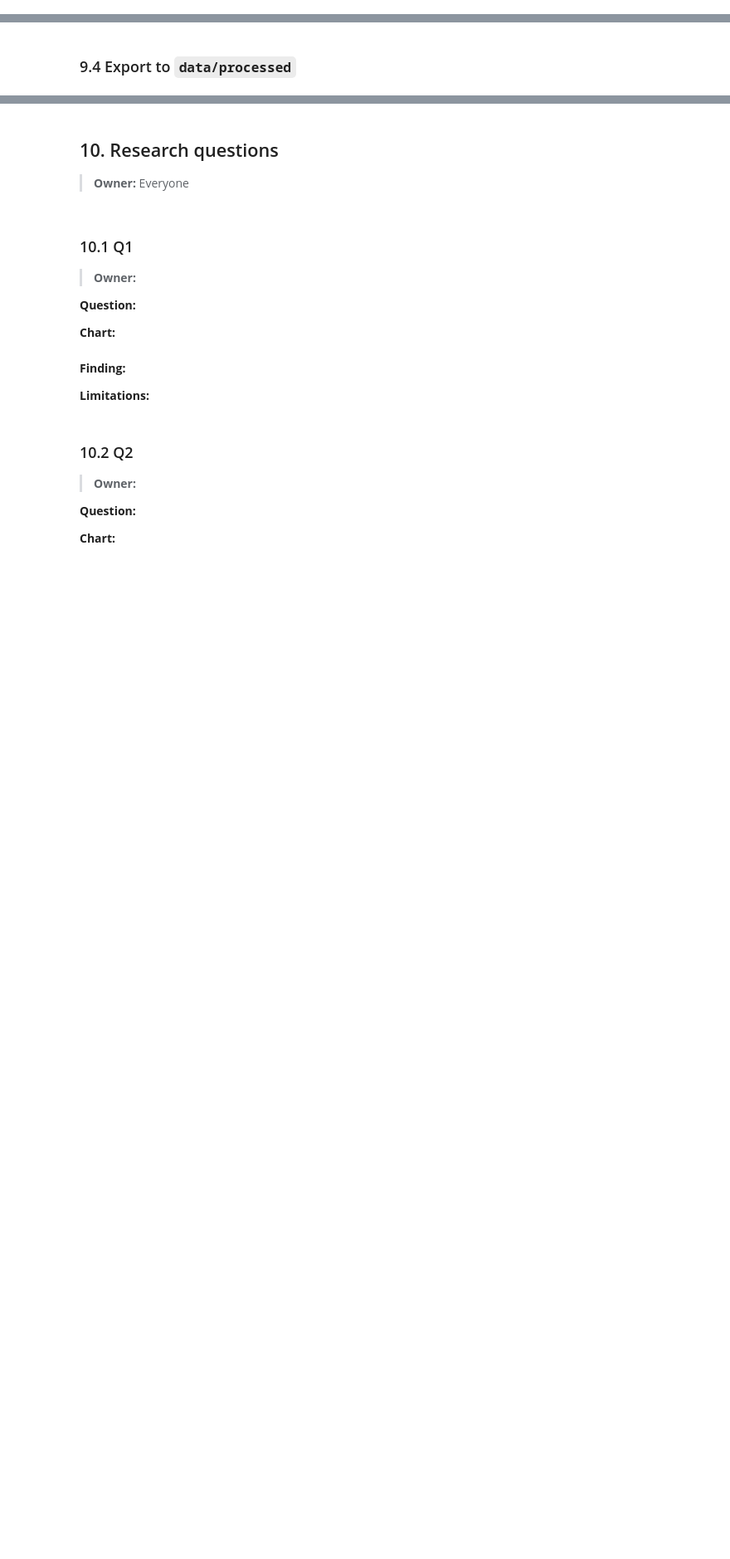
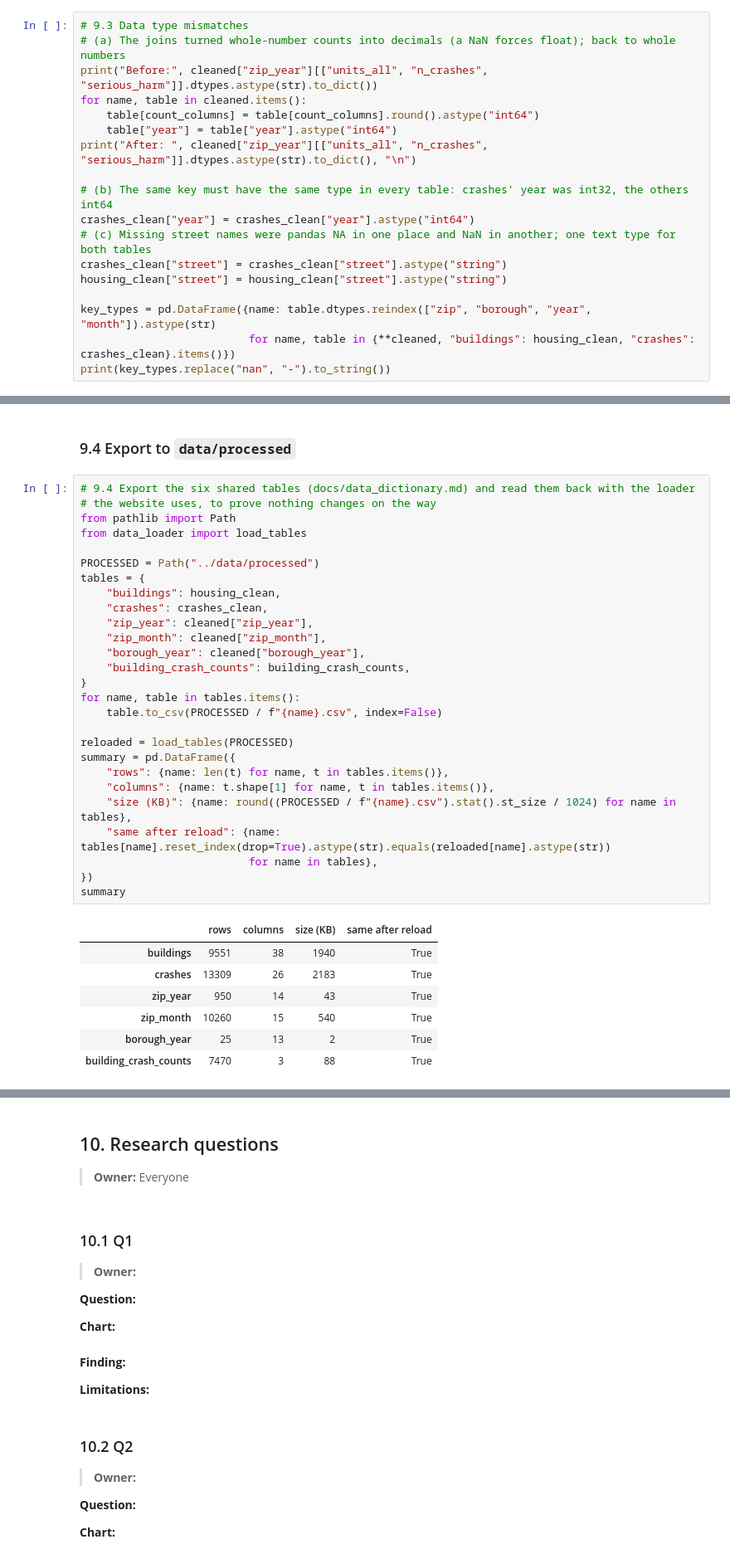
Before and after one commit to mohamednazmy23/nyc-housing-street-safety, a Jupyter notebook: notebooks/nyc_dev_project.ipynb, the cells around one changed output, grey strips where cells are left out. Shown at 83% size. Saved outputs shown, nothing was run; the diff lists cells and outputs as text; blank space fills up the shorter version.

```diff
--- a/notebooks/nyc_dev_project.ipynb
+++ b/notebooks/nyc_dev_project.ipynb
@@ -1847,2 +2197,20 @@ Only the 444 empty rows and one duplicate row were removed: `crashes_clean` has
 # %% [markdown]
 ### 9.3 Data types
+# %%
+# 9.3 Data type mismatches
+# (a) The joins turned whole-number counts into decimals (a NaN forces float); back to whole numbers
+print("Before:", cleaned["zip_year"][["units_all", "n_crashes", "serious_harm"]].dtypes.astype(str).to_dict())
+for name, table in cleaned.items():
+    table[count_columns] = table[count_columns].round().astype("int64")
+    table["year"] = table["year"].astype("int64")
+print("After: ", cleaned["zip_year"][["units_all", "n_crashes", "serious_harm"]].dtypes.astype(str).to_dict(), "\n")
+
+# (b) The same key must have the same type in every table: crashes' year was int32, the others int64
+crashes_clean["year"] = crashes_clean["year"].astype("int64")
+# (c) Missing street names were pandas NA in one place and NaN in another; one text type for both tables
+crashes_clean["street"] = crashes_clean["street"].astype("string")
+housing_clean["street"] = housing_clean["street"].astype("string")
+
+key_types = pd.DataFrame({name: table.dtypes.reindex(["zip", "borough", "year", "month"]).astype(str)
+                          for name, table in {**cleaned, "buildings": housing_clean, "crashes": crashes_clean}.items()})
+print(key_types.replace("nan", "-").to_string())
@@ -1849,2 +2228,37 @@ Only the 444 empty rows and one duplicate row were removed: `crashes_clean` has
 # %% [markdown]
 ### 9.4 Export to `data/processed`
+# %%
+# 9.4 Export the six shared tables (docs/data_dictionary.md) and read them back with the loader
+# the website uses, to prove nothing changes on the way
+from pathlib import Path
+from data_loader import load_tables
+
+PROCESSED = Path("../data/processed")
+tables = {
+    "buildings": housing_clean,
+    "crashes": crashes_clean,
+    "zip_year": cleaned["zip_year"],
+    "zip_month": cleaned["zip_month"],
+    "borough_year": cleaned["borough_year"],
+    "building_crash_counts": building_crash_counts,
+}
+for name, table in tables.items():
+    table.to_csv(PROCESSED / f"{name}.csv", index=False)
+
+reloaded = load_tables(PROCESSED)
+summary = pd.DataFrame({
+    "rows": {name: len(t) for name, t in tables.items()},
+    "columns": {name: t.shape[1] for name, t in tables.items()},
+    "size (KB)": {name: round((PROCESSED / f"{name}.csv").stat().st_size / 1024) for name in tables},
+    "same after reload": {name: tables[name].reset_index(drop=True).astype(str).equals(reloaded[name].astype(str))
+                          for name in tables},
+})
+summary
+# %% [output]
+|  | rows | columns | size (KB) | same after reload |
+| buildings | 9551 | 38 | 1940 | True |
+| crashes | 13309 | 26 | 2183 | True |
+| zip_year | 950 | 14 | 43 | True |
+| zip_month | 10260 | 15 | 540 | True |
+| borough_year | 25 | 13 | 2 | True |
+| building_crash_counts | 7470 | 3 | 88 | True |
```
Also changed, not shown: parts of 23 cells of this notebook, 12 other files.
